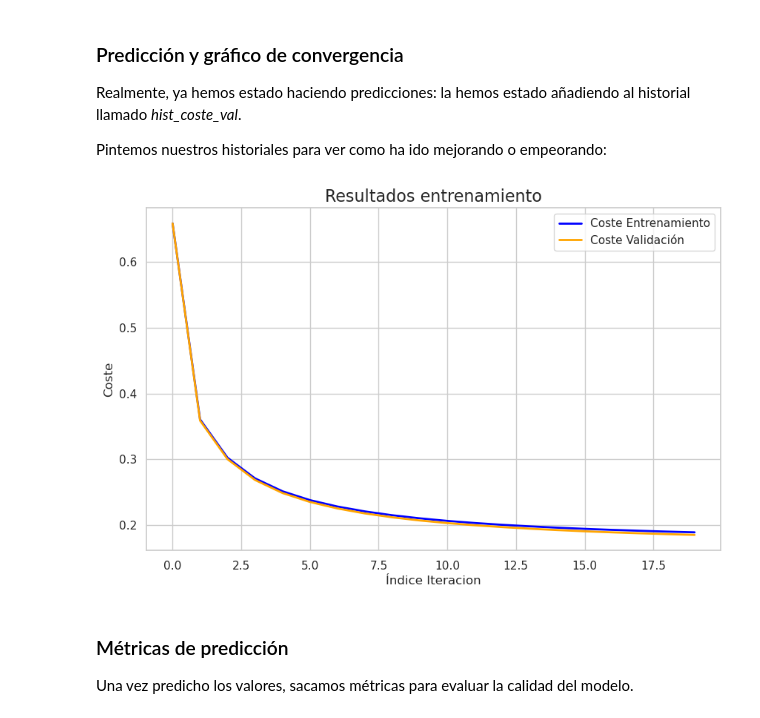
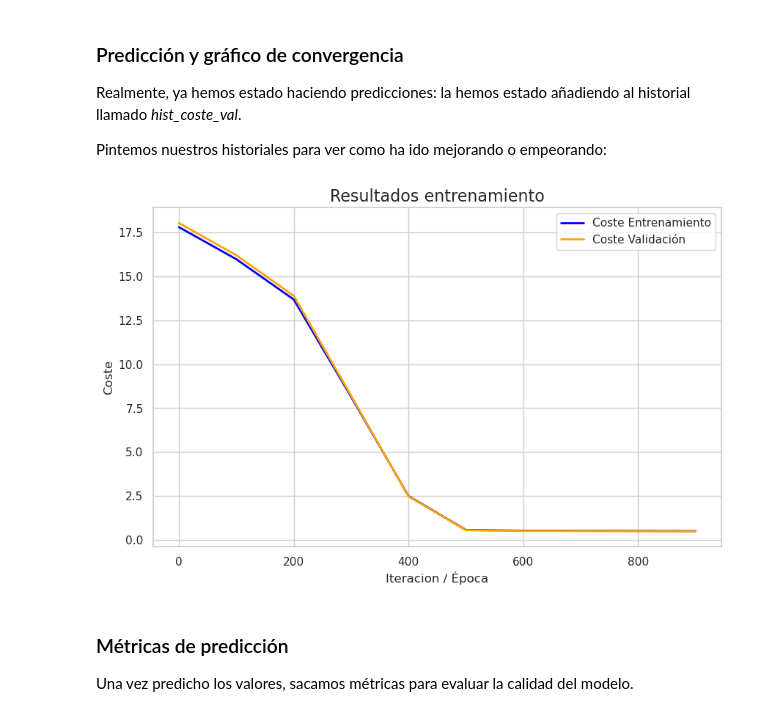
Before and after one commit to Val2a/trabajo-ia, a Jupyter notebook: RedesNeuronales.ipynb, the cells around one changed output. Saved outputs shown, nothing was run; the diff lists cells and outputs as text; code cells hidden in the pictures.

```diff
--- a/RedesNeuronales.ipynb
+++ b/RedesNeuronales.ipynb
@@ -753,12 +857,17 @@ def backward_propagation(act_capa_final, Y, act_capa_anterior, parametros, lmbd)
 #### Funciones de visualización de gráficos
 Además, vamos a añadir funciones que nos permitan visualizar los datos que vamos recogiendo del entrenamiento:
 # %%
-def plot_historial(titulo, titulo_x, titulo_y, historial_entr, historial_val):
+def plot_historial(titulo, titulo_x, titulo_y, historial_entr, historial_val, intervalo_historial=100):
     sns.set(style="whitegrid")
 
+    # Si queremos que los índices se correspondan
+    # a los reales al momento de entrenar el modelo,
+    # debemos de calcularlos.
+    indices_iteraciones = [i * intervalo_historial for i in range(len(historial_entr))]
+
     plt.figure(figsize=(10, 6))
-    plt.plot(historial_entr, color='blue', linewidth=2, label='Coste Entrenamiento')
-    plt.plot(historial_val, color='orange', linewidth=2, label='Coste Validación')
+    plt.plot(indices_iteraciones, historial_entr, color='blue', linewidth=2, label='Coste Entrenamiento')
+    plt.plot(indices_iteraciones, historial_val, color='orange', linewidth=2, label='Coste Validación')
 
     plt.title(titulo, fontsize=16)
     plt.xlabel(titulo_x, fontsize=12)
@@ -832 +1048,9 @@ print("- Pruebas/Test:",X_test.shape)
+# %%
+tasa_aprendizaje = 0.1
+num_iter = 50
+intervalo_historial = num_iter / 5
+
+# Min: Inclusive, Máx: Exclusive
+valor_min = 5
+valor_min = 10
 # %% [markdown]
@@ -834,18 +1065,25 @@ Ahora, entrenaremos a nuestro modelo:
 # %%
-# Inicializamos los parámetros
-num_columnas = X_entr.shape[1];
-zeta_inicial = np.zeros(num_columnas)
+# Hay 13 entradas (las mismas que columnas),
+# una capa oculta con 8 neuronas y 1 salida.
+dimensiones_capas = [13,8,1]
 
-tasa_aprendizaje = 0.2
-num_iter = 1000
-intervalo_historial = 50
 # Como vamos a pintar una gráfica más tarde,
 # no tiene sentido pintar que pasa en cada iteración
 prints_activos = False
 
 print("[ -ENTRENANDO- ]")
-zeta_optimo, hist_coste_entr, hist_coste_val = descensoGradiente(X_entr, y_entr, X_val, y_val, zeta_inicial, tasa_aprendizaje, num_iter, intervalo_historial, prints_activos)
+inicio = time.time()
+hist_coste_entr, hist_coste_val, modelo = entrenar_red_neuronal(
+    X_entr,
+    y_entr,
+    X_val,
+    y_val,
+    dimensiones_capas,
+    tasa_aprendizaje,
+    num_iter)
+final = time.time()
 print("[ -FIN ENTRENAMIENTO- ]")
+print(f"Tiempo tardado: {(final-inicio):.2f} segundos")
 # %% [output]
 [ -ENTRENANDO- ]
 [ -FIN ENTRENAMIENTO- ]
@@ -855,9 +1094,9 @@ Realmente, ya hemos estado haciendo predicciones: la hemos estado añadiendo al
 
 Pintemos nuestros historiales para ver como ha ido mejorando o empeorando:
 # %%
-plot_historial('Resultados entrenamiento', 'Índice Iteracion', 'Coste', hist_coste_entr, hist_coste_val)
+plot_historial('Resultados entrenamiento', 'Iteracion / Época', 'Coste', hist_coste_entr, hist_coste_val)
 # %% [output]
-[figure, old version]
+[figure, new version]
 # %% [markdown]
 ### Métricas de predicción
 Una vez predicho los valores, sacamos métricas para evaluar la calidad del modelo.
```
Also changed, not shown: parts of 30 cells of this notebook, 1 other file.
